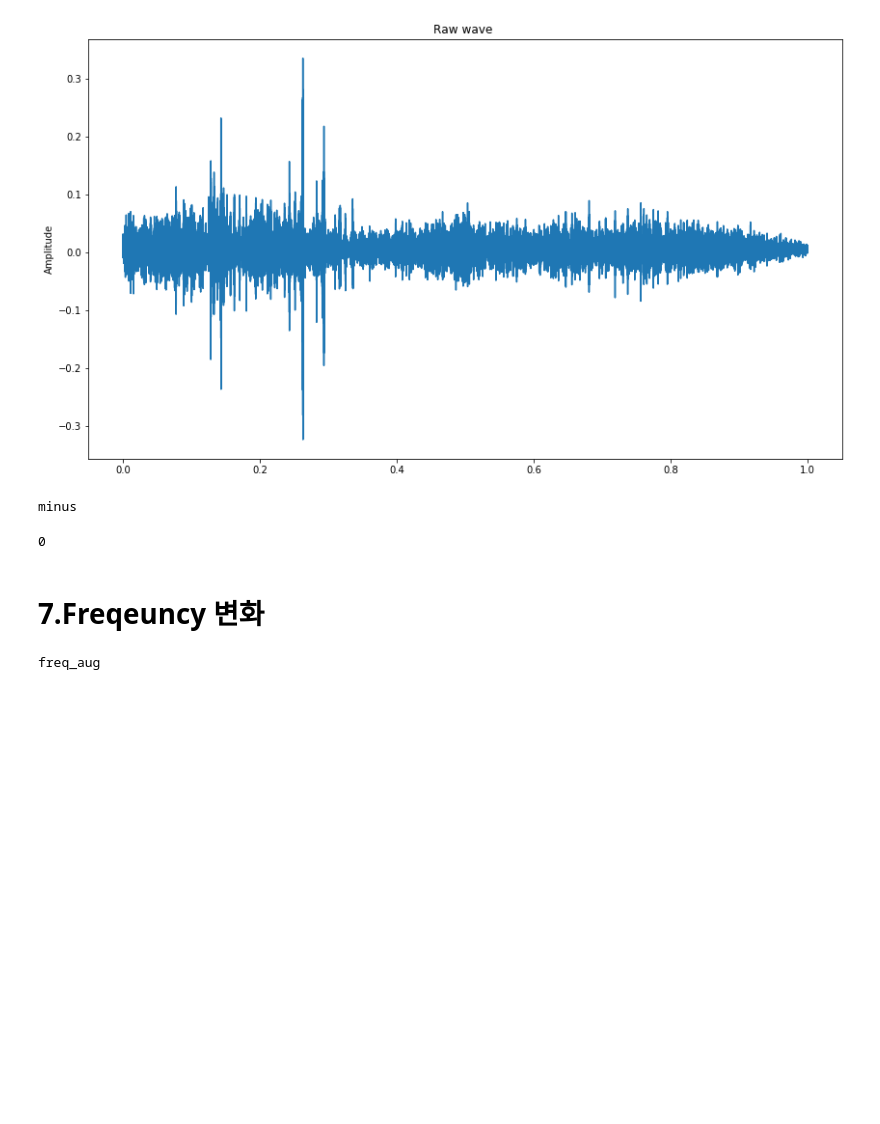
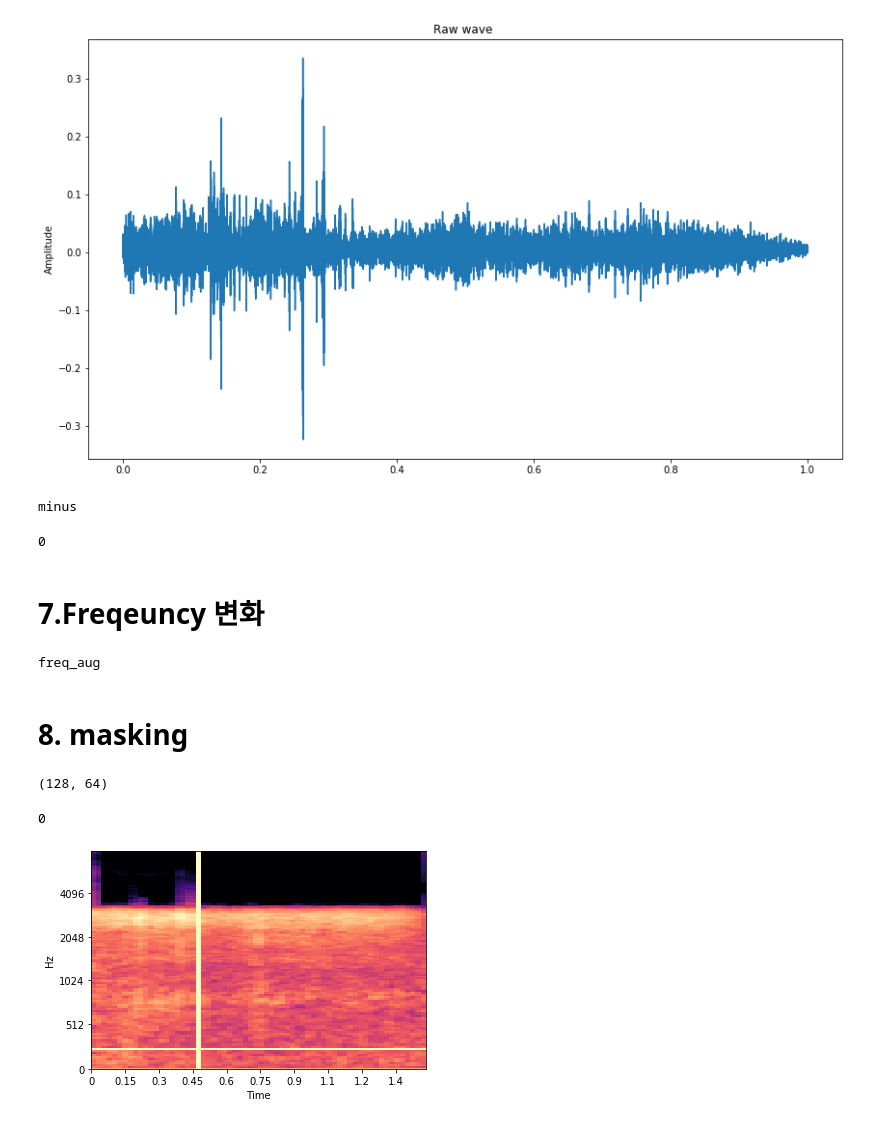
Before and after one commit to dizwe/snorrr, a Jupyter notebook: preprocessing/data_augmentation.ipynb, the cells around one changed output. Saved outputs shown, nothing was run; the diff lists cells and outputs as text; code cells hidden in the pictures; blank space fills up the shorter version.

```diff
--- a/preprocessing/data_augmentation.ipynb
+++ b/preprocessing/data_augmentation.ipynb
@@ -186,3 +187,21 @@ def freq_augmentation(data,filename):
 freq_augmentation(data,'freq_aug')
 # %% [output]
 freq_aug
+# %% [markdown]
+# 8. masking
+# %%
+import librosa.display
+# 단위별로 자른거라 다시 back하는건 불가능... 그러므로 이건 기각!
+def minus_sound(data,filename, sr=22050):
+    S = librosa.feature.melspectrogram(y=data, sr=sr)
+    S_dB = librosa.power_to_db(S, ref=np.max)
+    print(S_dB.shape)
+    S_dB[10:11] = 0
+    S_dB[:,20] = 0
+    librosa.display.specshow(S_dB, x_axis='time', y_axis='mel', sr=sr, fmax=8000)
+    return 0
+minus_sound(data,'minus', sr=22050)
+# %% [output]
+(128, 64)
+0
+[figure, added]
```
Also changed, not shown: parts of 2 cells of this notebook, 2 other files.
